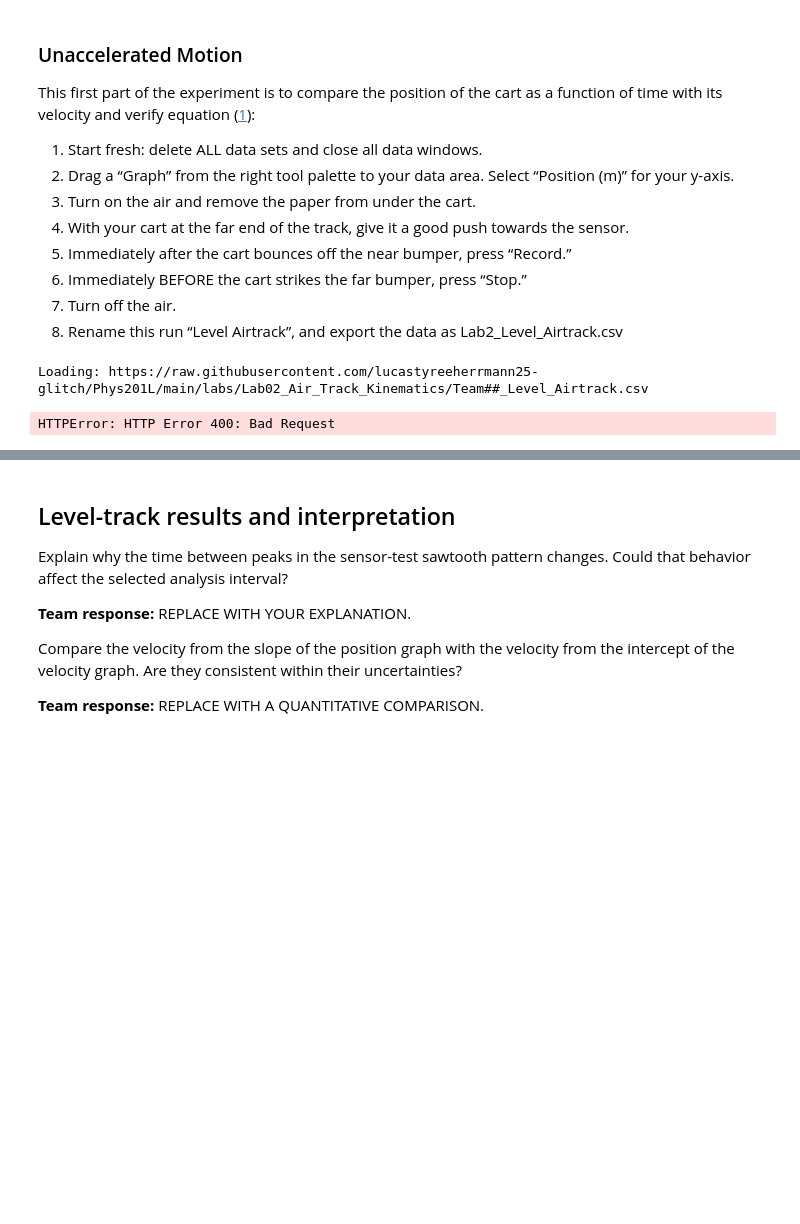
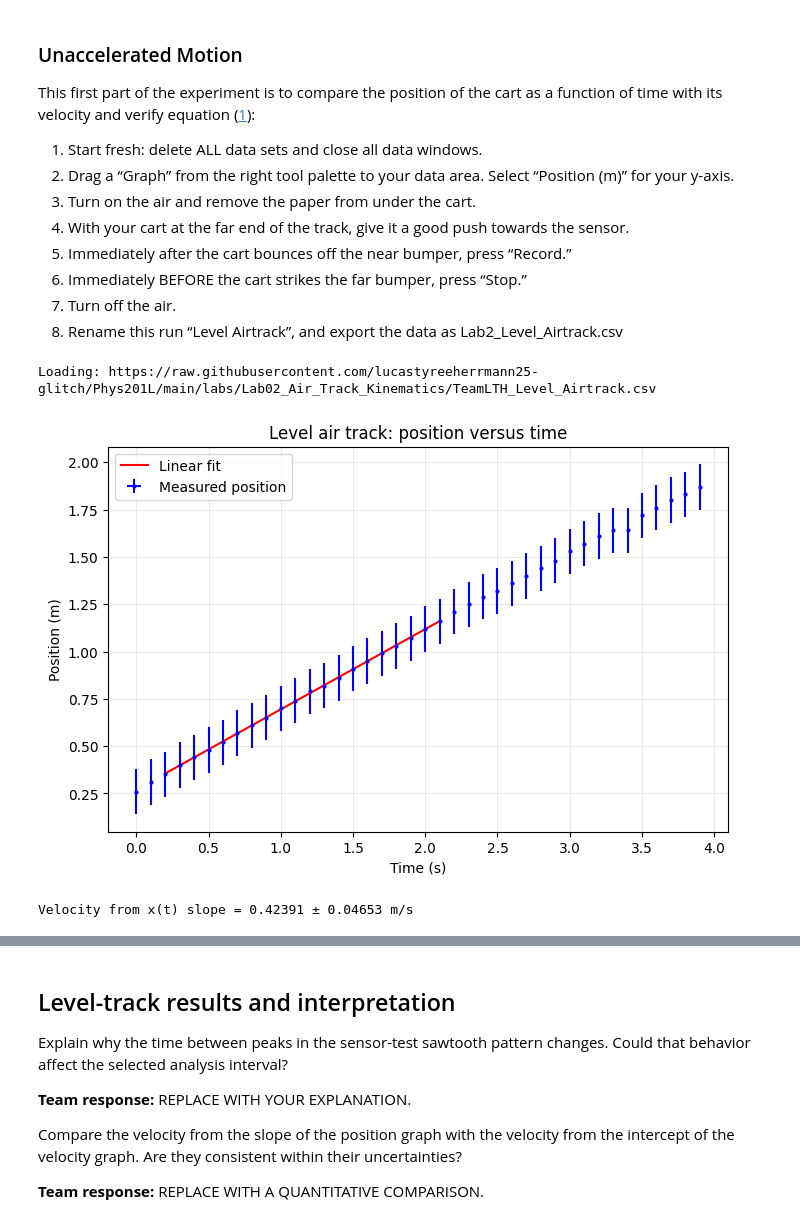
Before and after one commit to lucastyreeherrmann25-glitch/Phys201L, a Jupyter notebook: labs/Lab02_Air_Track_Kinematics/Lab02_Air_Track_Kinematics.ipynb, the cells around one changed output, grey strips where cells are left out. Saved outputs shown, nothing was run; the diff lists cells and outputs as text; code cells hidden in the pictures; blank space fills up the shorter version.

```diff
--- a/labs/Lab02_Air_Track_Kinematics/Lab02_Air_Track_Kinematics.ipynb
+++ b/labs/Lab02_Air_Track_Kinematics/Lab02_Air_Track_Kinematics.ipynb
@@ -331,26 +331,27 @@ This first part of the experiment is to compare the position of the cart as a fu
 # %%
 # Position versus time: level air track
 
 level_df = load_lab_csv('TeamLTH_Level_Airtrack.csv', LEVEL_FILE)
 t_level = level_df['Time (s) Run #1'].to_numpy(dtype=float)
-x_level = level_df['Position (m) Run #1'].to_numpy(dtype=float)
+x_level = level_df['Position, Ch1&2 (m) Run #1'].to_numpy(dtype=float)
 sigma_x_level = np.full_like(t_level, delta_x_single)
 
 fig, ax = plt.subplots(figsize=(8, 5))
 ax.errorbar(t_level, x_level, yerr=sigma_x_level, xerr=delta_t_single,
             fmt='b.', markersize=4, label='Measured position')
 plt.sca(ax)
 x0_level, v_from_x, dx0_level, dv_from_x = linear_fit(
     t_level, x_level, sigma_x_level, LEVEL_FIT_MIN, LEVEL_FIT_MAX)
 ax.set(xlabel='Time (s)', ylabel='Position (m)', title='Level air track: position versus time')
 ax.grid(alpha=0.25)
 ax.legend()
 plt.show()
 
 print(f"Velocity from x(t) slope = {v_from_x:.5f} ± {dv_from_x:.5f} m/s")
 # %% [output]
-Loading: https://raw.githubusercontent.com/lucastyreeherrmann25-glitch/Phys201L/main/labs/Lab02_Air_Track_Kinematics/Team##_Level_Airtrack.csv
+Loading: https://raw.githubusercontent.com/lucastyreeherrmann25-glitch/Phys201L/main/labs/Lab02_Air_Track_Kinematics/TeamLTH_Level_Airtrack.csv
+[figure, added]
-HTTPError: HTTP Error 400: Bad Request
+Velocity from x(t) slope = 0.42391 ± 0.04653 m/s
 # %%
 # Velocity versus time: level air track
 
```
Also changed, not shown: parts of 2 cells of this notebook.
